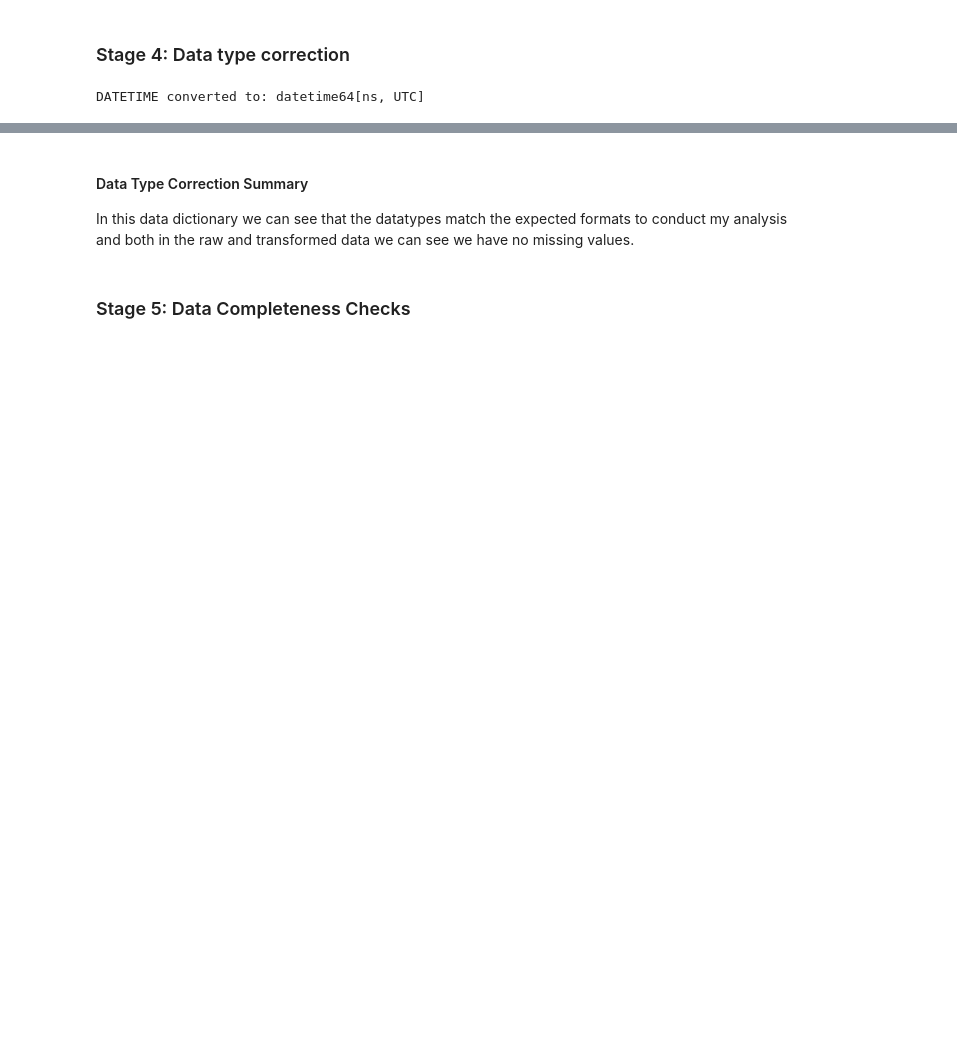
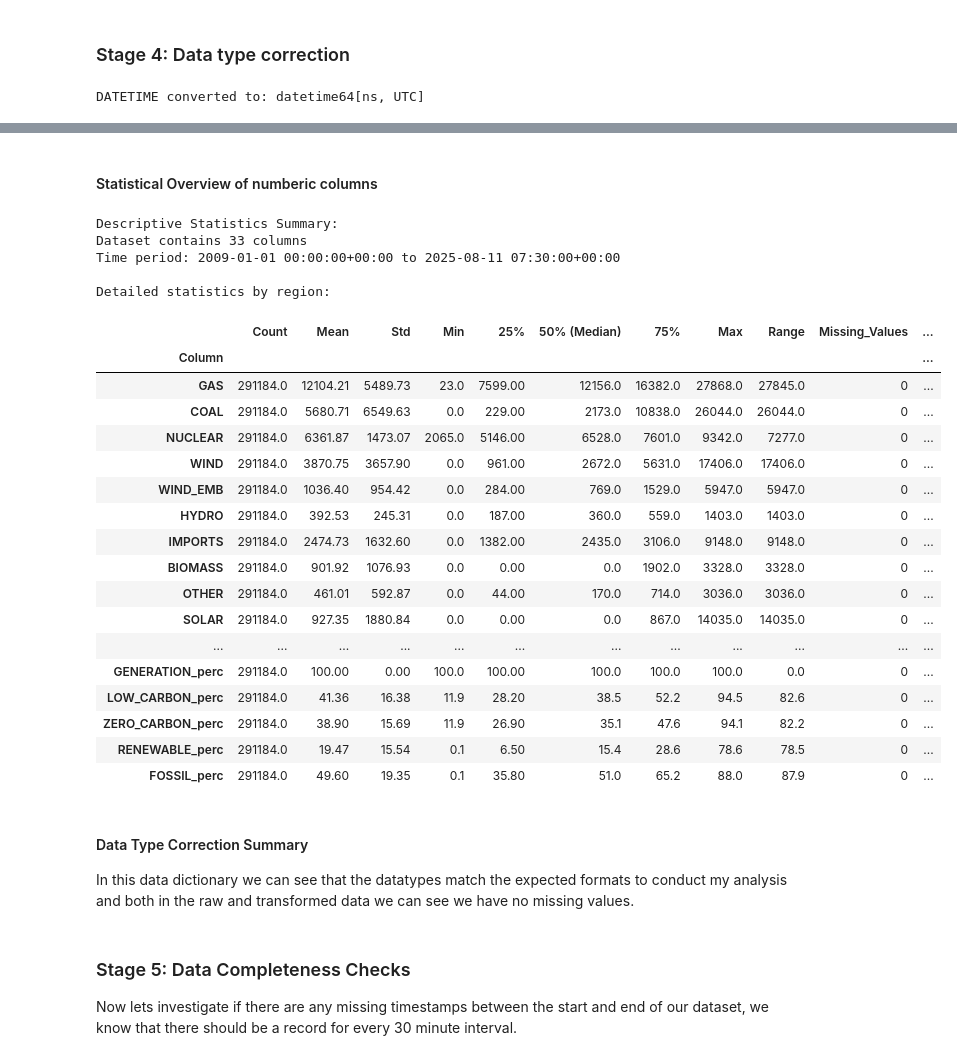
Before and after one commit to Julian-Elliott/grid-carbon-analysis, a Jupyter notebook: notebooks/02_transform_generation_mix.ipynb, the cells around one changed output, grey strips where cells are left out. Cells and saved outputs as stored; diff of their text form; code cells hidden in the pictures; blank space fills up the shorter version.

Commit message:
feat: add missing data considerations to tranform notebooks

```diff
--- a/notebooks/02_transform_generation_mix.ipynb
+++ b/notebooks/02_transform_generation_mix.ipynb
@@ -176,8 +176,76 @@ transformed_data_dictionary
 | 31 | ZERO_CARBON_perc | float64 | 0 | 0.0 | 790 | 24.5, 24.3, 24.2 | Zero carbon generation as percent... |
 | 32 | RENEWABLE_perc | float64 | 0 | 0.0 | 767 | 1.6, 1.6, 1.5 | Renewable generation as percentag... |
 | 33 | FOSSIL_perc | float64 | 0 | 0.0 | 865 | 69.7, 70.0, 70.1 | Fossil generation as percentage o... |
+# %% [markdown]
+#### Statistical Overview of numberic columns
+# %%
+# Get columns (excluding datetime)
+cols = [col for col in df.columns if col != 'DATETIME']
+
+# Collect describe statistics for all regional columns
+describe_stats = []
+
+for col in cols:
+    stats = df[col].describe()
+
+    # Create a dictionary with column name and all describe statistics
+    stats_dict = {
+        'Column': col,
+        'Count': stats['count'],
+        'Mean': round(stats['mean'], 2),
+        'Std': round(stats['std'], 2),
+        'Min': round(stats['min'], 2),
+        '25%': round(stats['25%'], 2),
+        '50% (Median)': round(stats['50%'], 2),
+        '75%': round(stats['75%'], 2),
+        'Max': round(stats['max'], 2),
+        'Range': round(stats['max'] - stats['min'], 2),
+        'Missing_Values': df[col].isnull().sum(),
+        'Missing_Percentage': round((df[col].isnull().sum() / len(df)) * 100, 2)
+    }
+
+    describe_stats.append(stats_dict)
+
+# Convert to DataFrame
+describe_df = pd.DataFrame(describe_stats)
+
+# Set column name as index for easier reading
+describe_df.set_index('Column', inplace=True)
+
+print("Descriptive Statistics Summary:")
+print(f"Dataset contains {len(cols)} columns")
+print(f"Time period: {df['DATETIME'].min()} to {df['DATETIME'].max()}")
+print("\nDetailed statistics by region:")
+
+# Display the DataFrame
+describe_df
+# %% [output]
+Descriptive Statistics Summary:
+Dataset contains 33 columns
+Time period: 2009-01-01 00:00:00+00:00 to 2025-08-11 07:30:00+00:00
+
+Detailed statistics by region:
+|  | Count | Mean | Std | Min | 25% | 50% (Median) | 75% | Max | Range | Missing_Values | ... |
+| Column |  |  |  |  |  |  |  |  |  |  | ... |
+| GAS | 291184.0 | 12104.21 | 5489.73 | 23.0 | 7599.00 | 12156.0 | 16382.0 | 27868.0 | 27845.0 | 0 | ... |
+| COAL | 291184.0 | 5680.71 | 6549.63 | 0.0 | 229.00 | 2173.0 | 10838.0 | 26044.0 | 26044.0 | 0 | ... |
+| NUCLEAR | 291184.0 | 6361.87 | 1473.07 | 2065.0 | 5146.00 | 6528.0 | 7601.0 | 9342.0 | 7277.0 | 0 | ... |
+| WIND | 291184.0 | 3870.75 | 3657.90 | 0.0 | 961.00 | 2672.0 | 5631.0 | 17406.0 | 17406.0 | 0 | ... |
+| WIND_EMB | 291184.0 | 1036.40 | 954.42 | 0.0 | 284.00 | 769.0 | 1529.0 | 5947.0 | 5947.0 | 0 | ... |
+| HYDRO | 291184.0 | 392.53 | 245.31 | 0.0 | 187.00 | 360.0 | 559.0 | 1403.0 | 1403.0 | 0 | ... |
+| IMPORTS | 291184.0 | 2474.73 | 1632.60 | 0.0 | 1382.00 | 2435.0 | 3106.0 | 9148.0 | 9148.0 | 0 | ... |
+| BIOMASS | 291184.0 | 901.92 | 1076.93 | 0.0 | 0.00 | 0.0 | 1902.0 | 3328.0 | 3328.0 | 0 | ... |
+| OTHER | 291184.0 | 461.01 | 592.87 | 0.0 | 44.00 | 170.0 | 714.0 | 3036.0 | 3036.0 | 0 | ... |
+| SOLAR | 291184.0 | 927.35 | 1880.84 | 0.0 | 0.00 | 0.0 | 867.0 | 14035.0 | 14035.0 | 0 | ... |
+| ... | ... | ... | ... | ... | ... | ... | ... | ... | ... | ... | ... |
+| GENERATION_perc | 291184.0 | 100.00 | 0.00 | 100.0 | 100.00 | 100.0 | 100.0 | 100.0 | 0.0 | 0 | ... |
+| LOW_CARBON_perc | 291184.0 | 41.36 | 16.38 | 11.9 | 28.20 | 38.5 | 52.2 | 94.5 | 82.6 | 0 | ... |
+| ZERO_CARBON_perc | 291184.0 | 38.90 | 15.69 | 11.9 | 26.90 | 35.1 | 47.6 | 94.1 | 82.2 | 0 | ... |
+| RENEWABLE_perc | 291184.0 | 19.47 | 15.54 | 0.1 | 6.50 | 15.4 | 28.6 | 78.6 | 78.5 | 0 | ... |
+| FOSSIL_perc | 291184.0 | 49.60 | 19.35 | 0.1 | 35.80 | 51.0 | 65.2 | 88.0 | 87.9 | 0 | ... |
 # %% [markdown]
 #### Data Type Correction Summary
 In this data dictionary we can see that the datatypes match the expected formats to conduct my analysis and both in the raw and transformed data we can see we have no missing values.
 # %% [markdown]
 ### Stage 5: Data Completeness Checks
+Now lets investigate if there are any missing timestamps between the start and end of our dataset, we know that there should be a record for every 30 minute interval.
```
Also changed, not shown: parts of 4 cells of this notebook, 1 other file.
